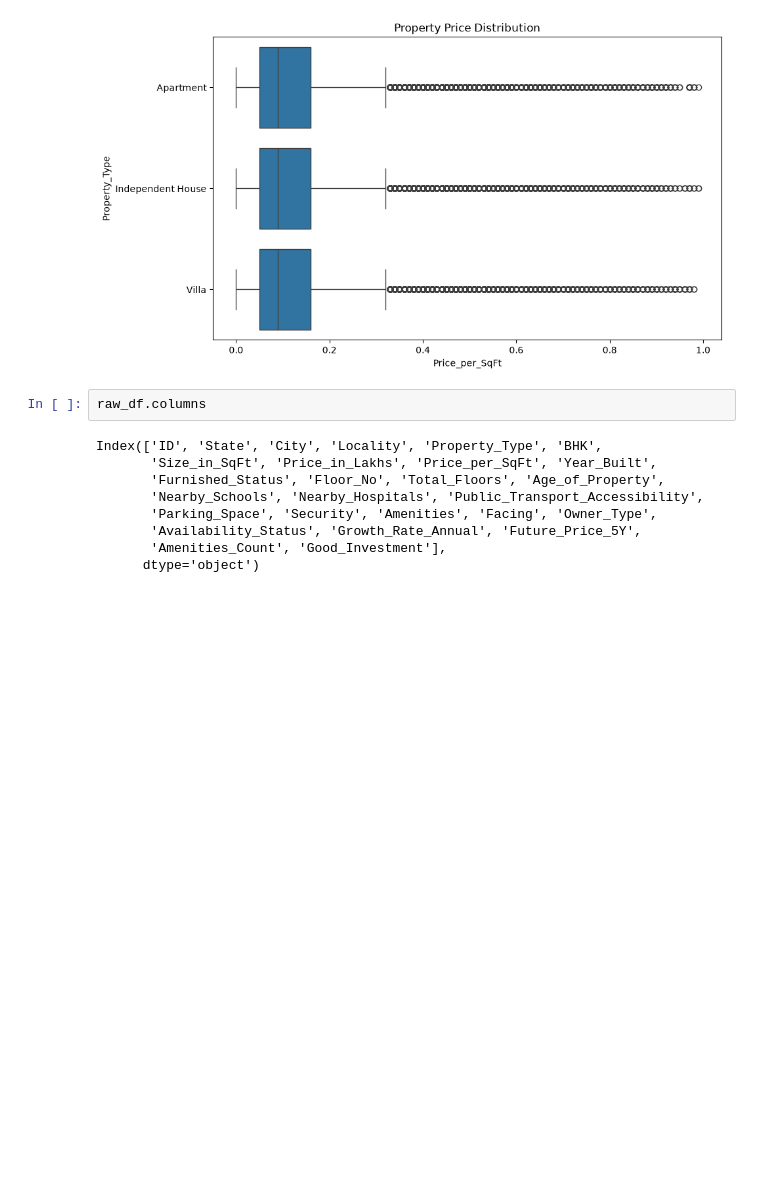
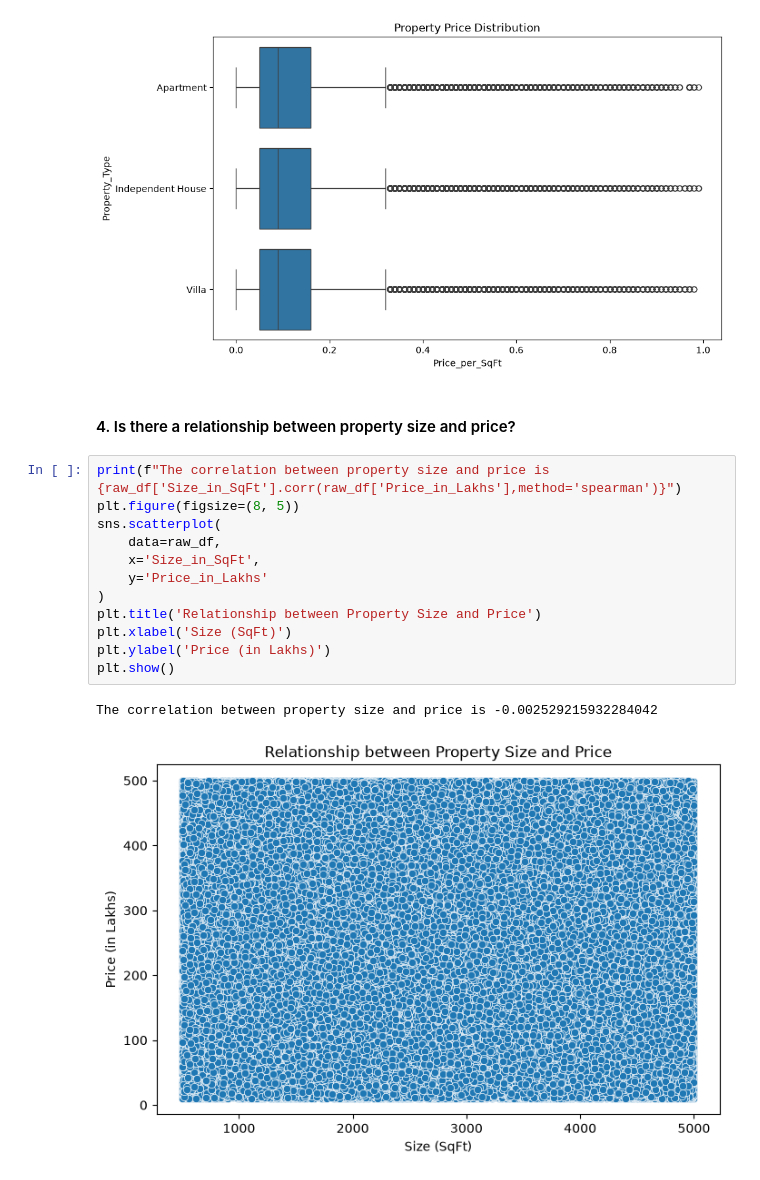
Before and after one commit to mukundnaramesh2605/Real-Estate-Investment-Advisor---Predicting-Property-Profitability-Future-Value, a Jupyter notebook: project.ipynb, the cells around one changed output. Saved outputs shown, nothing was run; the diff lists cells and outputs as text; blank space fills up the shorter version.

```diff
--- a/project.ipynb
+++ b/project.ipynb
@@ -218,14 +218,20 @@ Independent House    0.131023
 Villa                0.130276
 Name: Price_per_SqFt, dtype: float64
 [figure]
+# %% [markdown]
+#### 4. Is there a relationship between property size and price?
 # %%
-raw_df.columns
+print(f"The correlation between property size and price is {raw_df['Size_in_SqFt'].corr(raw_df['Price_in_Lakhs'],method='spearman')}")
+plt.figure(figsize=(8, 5))
+sns.scatterplot(
+    data=raw_df,
+    x='Size_in_SqFt',
+    y='Price_in_Lakhs'
+)
+plt.title('Relationship between Property Size and Price')
+plt.xlabel('Size (SqFt)')
+plt.ylabel('Price (in Lakhs)')
+plt.show()
 # %% [output]
-Index(['ID', 'State', 'City', 'Locality', 'Property_Type', 'BHK',
-       'Size_in_SqFt', 'Price_in_Lakhs', 'Price_per_SqFt', 'Year_Built',
-       'Furnished_Status', 'Floor_No', 'Total_Floors', 'Age_of_Property',
-       'Nearby_Schools', 'Nearby_Hospitals', 'Public_Transport_Accessibility',
-       'Parking_Space', 'Security', 'Amenities', 'Facing', 'Owner_Type',
-       'Availability_Status', 'Growth_Rate_Annual', 'Future_Price_5Y',
-       'Amenities_Count', 'Good_Investment'],
-      dtype='object')
+The correlation between property size and price is -0.002529215932284042
+[figure, added]
```
Also changed, not shown: parts of 1 cell of this notebook.
